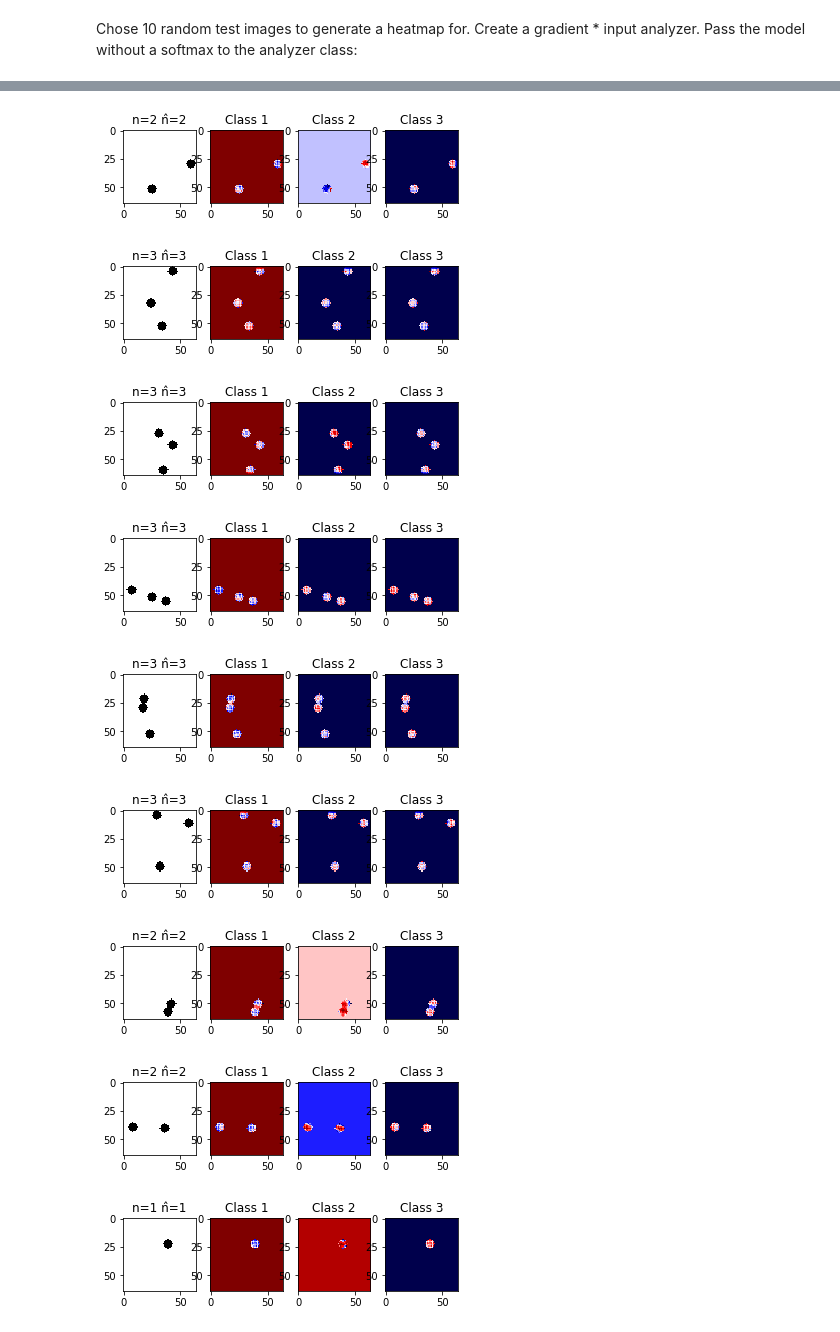
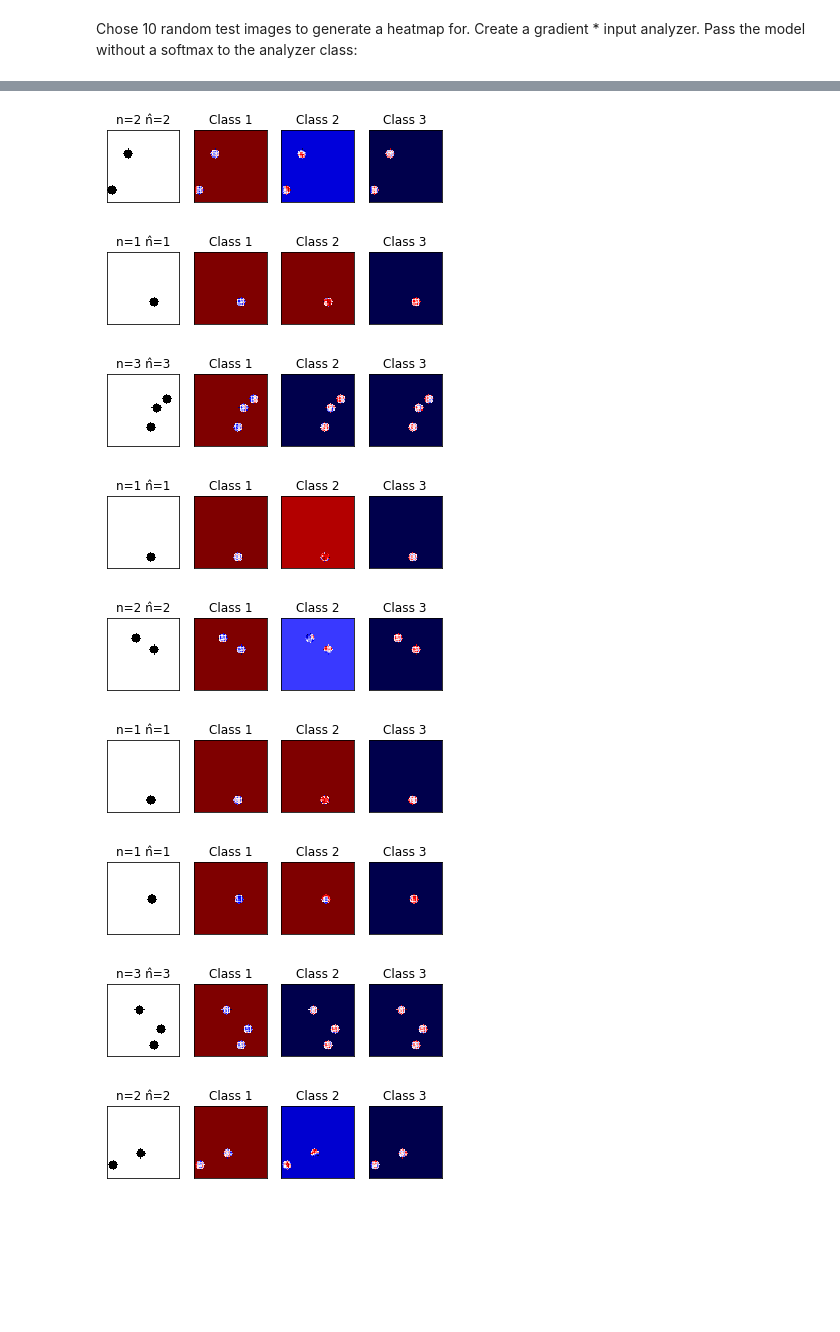
Before and after one commit to NLeSC/XAI, a Jupyter notebook: Software/CNNcountDemo/Model1ManyImagesSingleMethod.ipynb, the cells around one changed output, grey strips where cells are left out. Drawn from its saved outputs; the diff is of its cells as text; code cells hidden in the pictures; blank space fills up the shorter version.

```diff
--- a/Software/CNNcountDemo/Model1ManyImagesSingleMethod.ipynb
+++ b/Software/CNNcountDemo/Model1ManyImagesSingleMethod.ipynb
@@ -137,6 +137,8 @@ for _ in range(10):
     # display the image
     plt.subplot(1,4,1)
     plt.imshow(img,cmap='binary')
+    plt.xticks([])
+    plt.yticks([])
     plt.title('ind=%d: n=%d' % (ind,label))
 
     for neuron_index in range(num_classes):
@@ -148,6 +150,8 @@ for _ in range(10):
         # Displaying the gradient
         plt.subplot(1,4,i+1)
         plt.imshow(analysis.squeeze(), cmap='seismic', interpolation='nearest')
+        plt.xticks([])
+        plt.yticks([])
         plt.title("Class %d" % (i))
 
     plt.show()
@@ -165,39 +169,43 @@ for _ in range(10):
 # %%
 # generate 10 random images and predict the number of shapes using the trained model
 for _ in range(10):
     n = int(np.random.randint(1, 3+1))
     shapes = [(0, 4) for _ in range(n)]
     img = si.generate_image(64, shapes, 0)
 
     X = img[np.newaxis, :, :, np.newaxis].astype(np.float32)
     plt.subplot(1,4,1)
     plt.imshow(img,cmap='binary')
+    plt.xticks([])
+    plt.yticks([])
     predictions = model.predict(X);
     #print(predictions)
     pred = np.argmax(predictions) + 1 # we subtracted 1 before
     #print(pred)
     plt.title('n=%d n̂=%d' % (n, pred))
 
     for neuron_index in range(num_classes):
         i = neuron_index + 1
         # Applying the analyzer and pass that we want
         image = img[np.newaxis, :, :, np.newaxis].astype(np.float32)
         analysis = inputXgradient_analyzer.analyze(image, neuron_index)
 
         # Displaying the gradient
         plt.subplot(1,4,i+1)
         plt.imshow(analysis.squeeze(), cmap='seismic', interpolation='nearest')
+        plt.xticks([])
+        plt.yticks([])
         plt.title("Class %d" % (i))
 
 
     plt.show()
 # %% [output]
-[figure, old version]
+[figure, new version]
-[figure, old version]
+[figure, new version]
-[figure, old version]
+[figure, new version]
-[figure, old version]
+[figure, new version]
-[figure, old version]
+[figure, new version]
-[figure, old version]
+[figure, new version]
-[figure, old version]
+[figure, new version]
-[figure, old version]
+[figure, new version]
-[figure, old version]
+[figure, new version]
```
Also changed, not shown: parts of 2 cells of this notebook.
